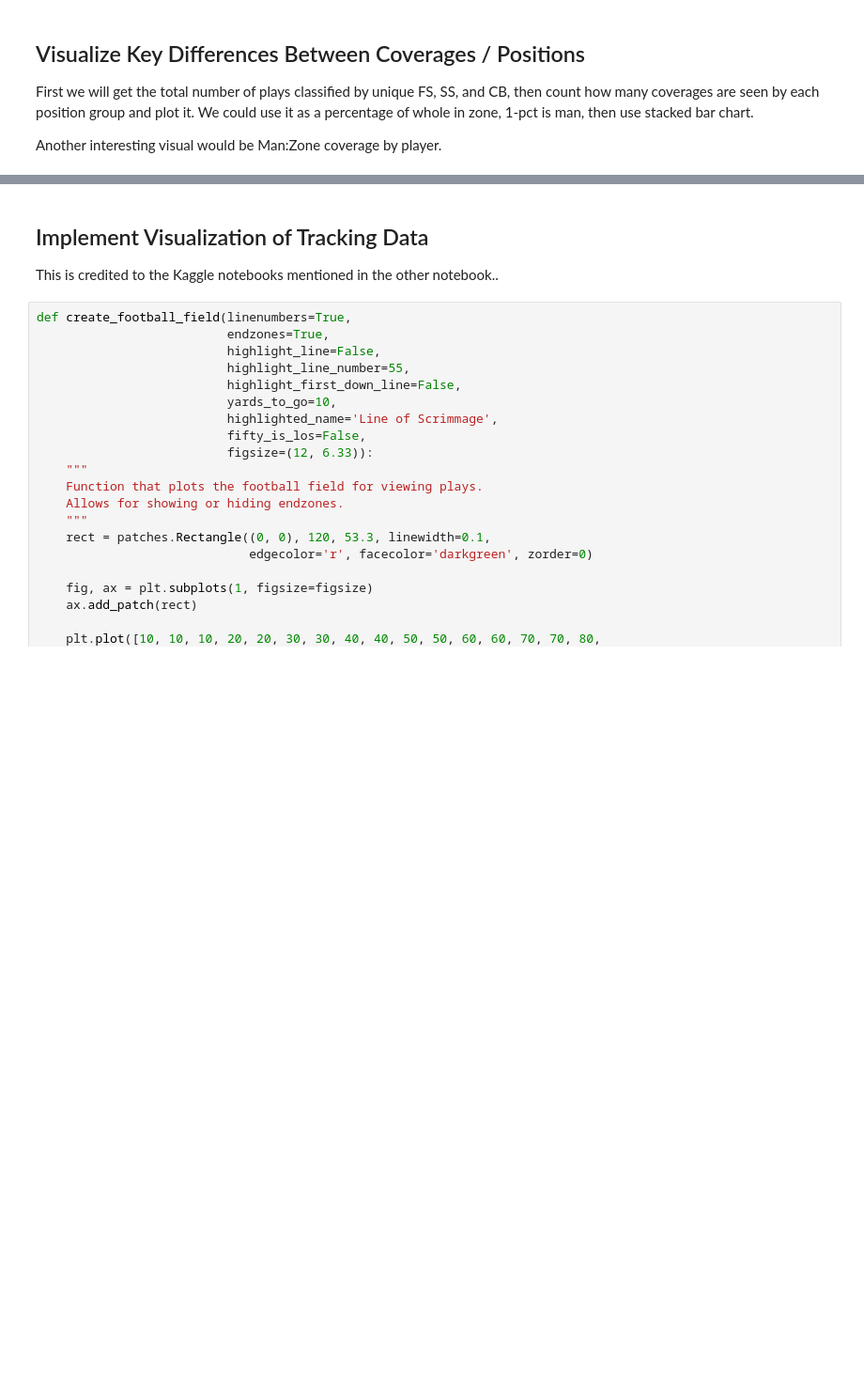
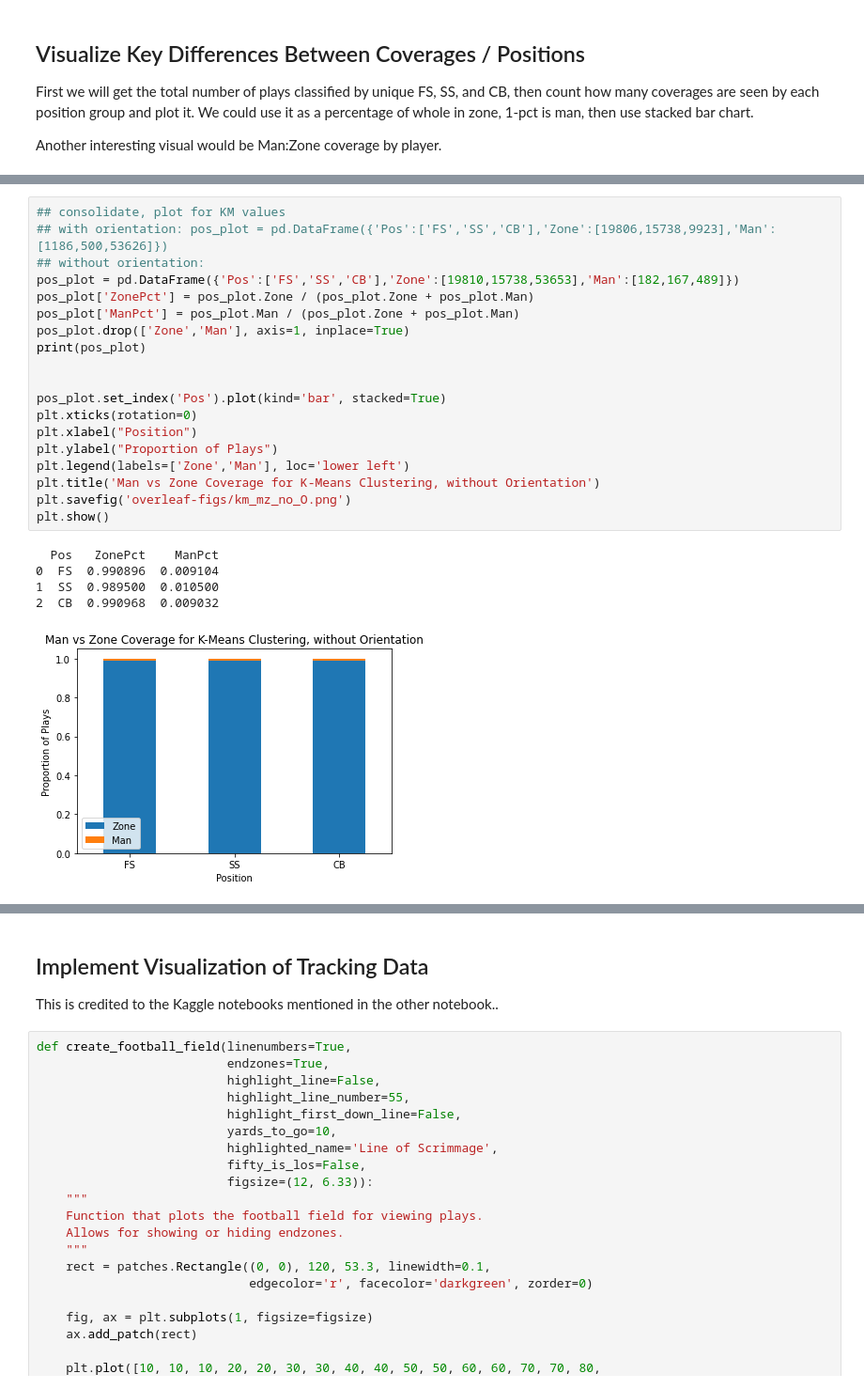
Before and after one commit to taarakshah/ms-thesis, a Jupyter notebook: NFL_Thesis_Modeling.ipynb, the cells around one changed output, grey strips where cells are left out. Shown: that part at 94% size. Drawn from its saved outputs; the diff is of its cells as text; blank space fills up the shorter version.

```diff
--- a/NFL_Thesis_Modeling.ipynb
+++ b/NFL_Thesis_Modeling.ipynb
@@ -204,0 +212,25 @@ to_plot.sort_values('Zone', ascending=False)
+# %%
+## consolidate, plot for KM values
+## with orientation: pos_plot = pd.DataFrame({'Pos':['FS','SS','CB'],'Zone':[19806,15738,9923],'Man':[1186,500,53626]})
+## without orientation:
+pos_plot = pd.DataFrame({'Pos':['FS','SS','CB'],'Zone':[19810,15738,53653],'Man':[182,167,489]})
+pos_plot['ZonePct'] = pos_plot.Zone / (pos_plot.Zone + pos_plot.Man)
+pos_plot['ManPct'] = pos_plot.Man / (pos_plot.Zone + pos_plot.Man)
+pos_plot.drop(['Zone','Man'], axis=1, inplace=True)
+print(pos_plot)
+
+
+pos_plot.set_index('Pos').plot(kind='bar', stacked=True)
+plt.xticks(rotation=0)
+plt.xlabel("Position")
+plt.ylabel("Proportion of Plays")
+plt.legend(labels=['Zone','Man'], loc='lower left')
+plt.title('Man vs Zone Coverage for K-Means Clustering, without Orientation')
+plt.savefig('overleaf-figs/km_mz_no_O.png')
+plt.show()
+# %% [output]
+  Pos   ZonePct    ManPct
+0  FS  0.990896  0.009104
+1  SS  0.989500  0.010500
+2  CB  0.990968  0.009032
+[figure, added]
```
Also changed, not shown: parts of 38 cells of this notebook, 1 other file.
